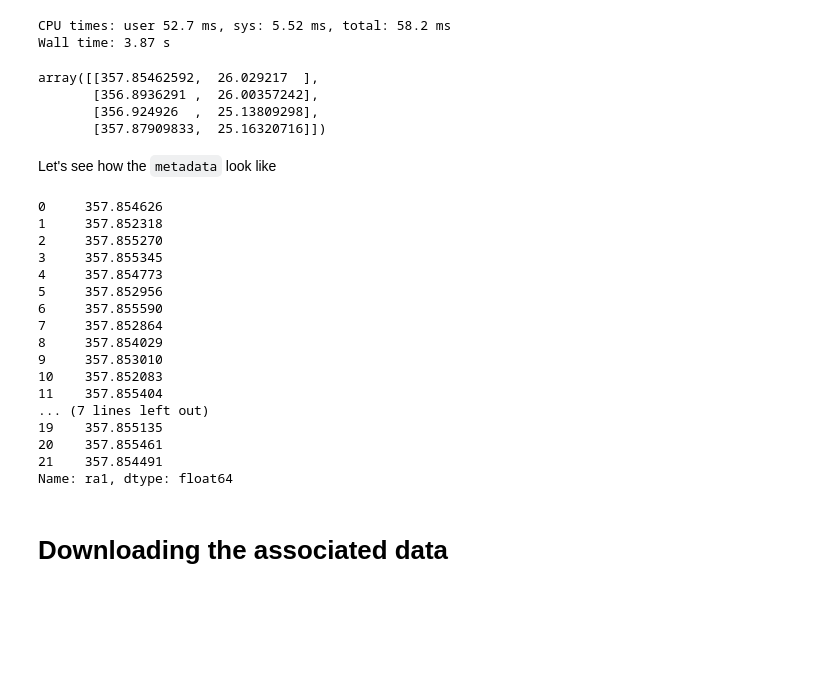
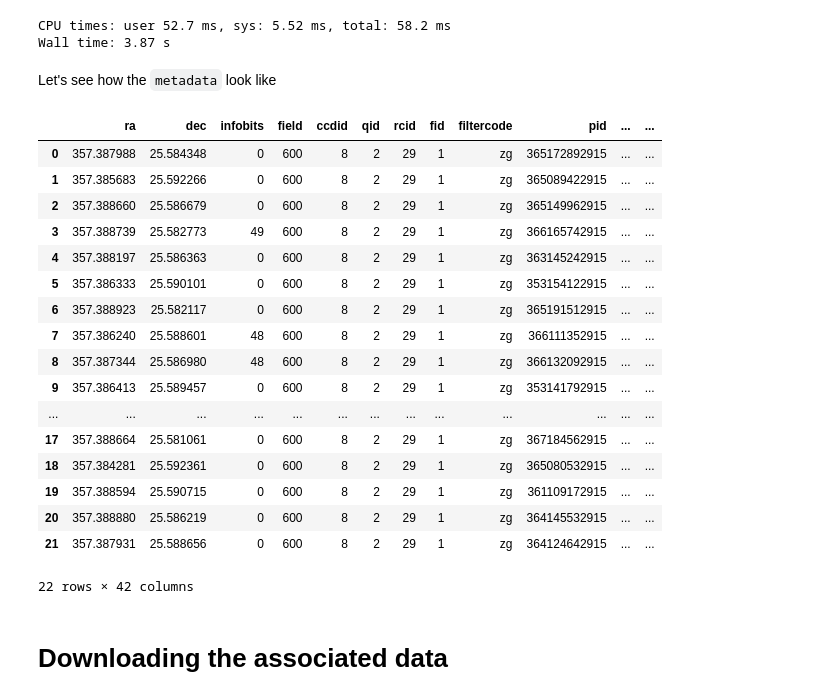
Before and after one commit to MickaelRigault/ztfquery, a Jupyter notebook: notebooks/Connect.ipynb, the cells around one changed output. Saved outputs shown, nothing was run; the diff lists cells and outputs as text; code cells hidden in the pictures; blank space fills up the shorter version.

```diff
--- a/notebooks/Connect.ipynb
+++ b/notebooks/Connect.ipynb
@@ -49,33 +47,26 @@ corners = np.asarray([[zquery.metatable['ra%d'%d_].values,zquery.metatable['dec%
-# %%
-
-corners.T[0].T
-# %% [output]
-array([[357.85462592,  26.029217  ],
-       [356.8936291 ,  26.00357242],
-       [356.924926  ,  25.13809298],
-       [357.87909833,  25.16320716]])
 # %% [markdown]
 Let's see how the `metadata` look like
 # %%
-zquery.metatable['ra1']
+zquery.metatable
 # %% [output]
+|  | ra | dec | infobits | field | ccdid | qid | rcid | fid | filtercode | pid | ... | ... |
+| 0 | 357.387988 | 25.584348 | 0 | 600 | 8 | 2 | 29 | 1 | zg | 365172892915 | ... | ... |
+| 1 | 357.385683 | 25.592266 | 0 | 600 | 8 | 2 | 29 | 1 | zg | 365089422915 | ... | ... |
+| 2 | 357.388660 | 25.586679 | 0 | 600 | 8 | 2 | 29 | 1 | zg | 365149962915 | ... | ... |
+| 3 | 357.388739 | 25.582773 | 49 | 600 | 8 | 2 | 29 | 1 | zg | 366165742915 | ... | ... |
+| 4 | 357.388197 | 25.586363 | 0 | 600 | 8 | 2 | 29 | 1 | zg | 363145242915 | ... | ... |
+| 5 | 357.386333 | 25.590101 | 0 | 600 | 8 | 2 | 29 | 1 | zg | 353154122915 | ... | ... |
+| 6 | 357.388923 | 25.582117 | 0 | 600 | 8 | 2 | 29 | 1 | zg | 365191512915 | ... | ... |
+| 7 | 357.386240 | 25.588601 | 48 | 600 | 8 | 2 | 29 | 1 | zg | 366111352915 | ... | ... |
+| 8 | 357.387344 | 25.586980 | 48 | 600 | 8 | 2 | 29 | 1 | zg | 366132092915 | ... | ... |
+| 9 | 357.386413 | 25.589457 | 0 | 600 | 8 | 2 | 29 | 1 | zg | 353141792915 | ... | ... |
+| ... | ... | ... | ... | ... | ... | ... | ... | ... | ... | ... | ... | ... |
+| 17 | 357.388664 | 25.581061 | 0 | 600 | 8 | 2 | 29 | 1 | zg | 367184562915 | ... | ... |
+| 18 | 357.384281 | 25.592361 | 0 | 600 | 8 | 2 | 29 | 1 | zg | 365080532915 | ... | ... |
+| 19 | 357.388594 | 25.590715 | 0 | 600 | 8 | 2 | 29 | 1 | zg | 361109172915 | ... | ... |
+| 20 | 357.388880 | 25.586219 | 0 | 600 | 8 | 2 | 29 | 1 | zg | 364145532915 | ... | ... |
+| 21 | 357.387931 | 25.588656 | 0 | 600 | 8 | 2 | 29 | 1 | zg | 364124642915 | ... | ... |
-0     357.854626
-1     357.852318
-2     357.855270
-3     357.855345
-4     357.854773
-5     357.852956
-6     357.855590
-7     357.852864
-8     357.854029
-9     357.853010
-10    357.852083
-11    357.855404
-... (7 lines left out)
-19    357.855135
-20    357.855461
-21    357.854491
-Name: ra1, dtype: float64
+22 rows × 42 columns
 # %% [markdown]
 # Downloading the associated data
 # %% [markdown]
```
Also changed, not shown: parts of 1 cell of this notebook, 1 other file.
